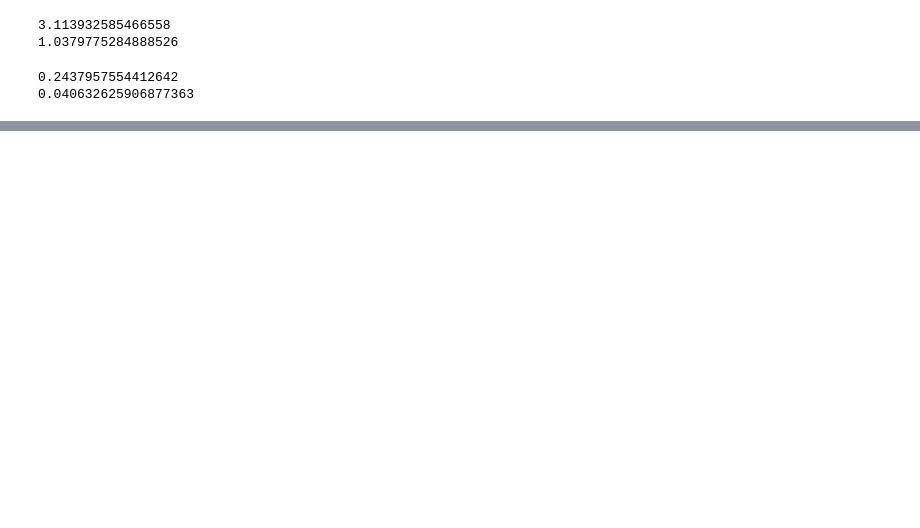
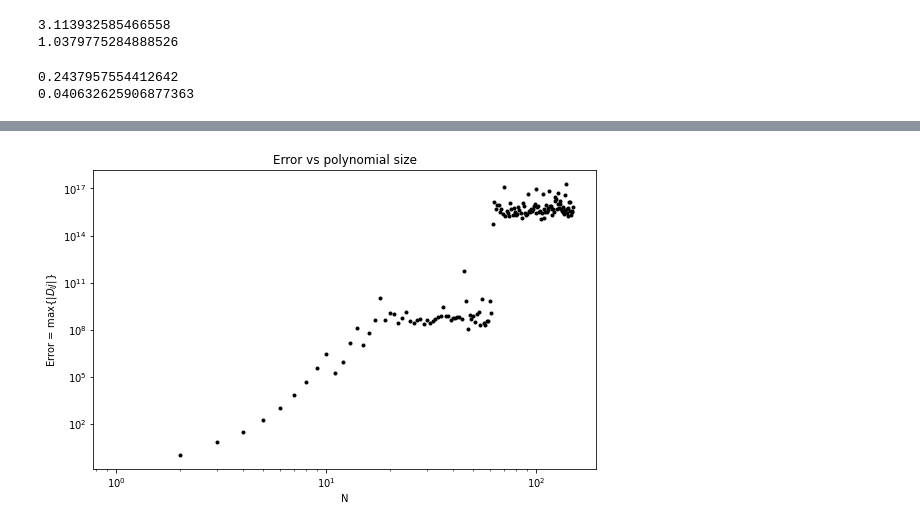
Before and after one commit to SushiSuperposition/ProfHurst_PHYS240_Sp23, a Jupyter notebook: Pruitt/HW7Pruitt.ipynb, the cells around one changed output, grey strips where cells are left out. Saved outputs shown, nothing was run; the diff lists cells and outputs as text; code cells hidden in the pictures; blank space fills up the shorter version.

Commit message:
problem 5

```diff
--- a/Pruitt/HW7Pruitt.ipynb
+++ b/Pruitt/HW7Pruitt.ipynb
@@ -113,0 +139,35 @@ plt.show()
+# %%
+
+def problem5(N):
+
+    # construct vandermonde matrix
+
+    # evenly spaced data
+    x = np.arange(1, N + 1)
+
+    vander = np.array([[xi**i for i in range(N)] for xi in x])
+#     print(f'vandermonde matrix: \t\t{vander}\n')
+
+    # take the inverse of the vandermonde matrix
+    vanderInv = np.linalg.inv(vander)
+
+    # Identity matrix the size of the vandermonde matrix
+    I = np.eye(len(vander))
+    D = vander*vanderInv - I
+
+    err = np.max(abs(D))
+
+    return(err)
+
+nvals = np.arange(1, 150, 1)
+
+evals = [problem5(n) for n in nvals]
+
+plt.figure(figsize = (9, 5.5))
+plt.loglog(nvals, evals, 'k.')
+plt.title('Error vs polynomial size')
+plt.ylabel('Error = max{|$D_ij$|}')
+plt.xlabel('N')
+plt.show()
+# %% [output]
+[figure, added]
```
Also changed, not shown: parts of 6 cells of this notebook.
